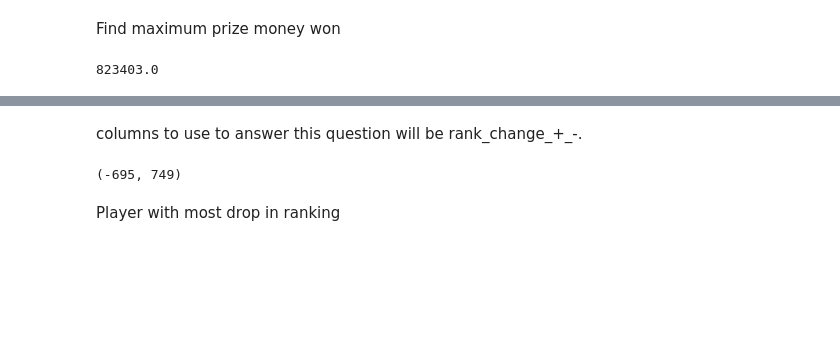
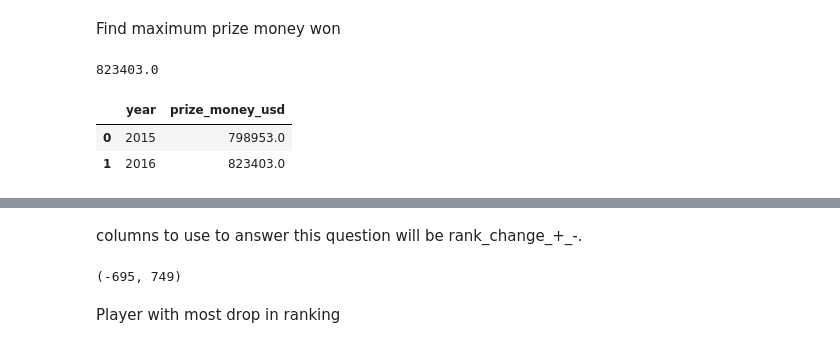
Before and after one commit to sdaphtardar/bwf-data, a Jupyter notebook: Data_Analysis_BWF-data.ipynb, the cells around one changed output, grey strips where cells are left out. Cells and saved outputs as stored; diff of their text form; code cells hidden in the pictures; blank space fills up the shorter version.

```diff
--- a/Data_Analysis_BWF-data.ipynb
+++ b/Data_Analysis_BWF-data.ipynb
@@ -775,2 +788,10 @@ max(df.prize_money_usd)
 # %% [output]
 823403.0
+# %%
+groupby_df_new=df_new.groupby(['year'], as_index=False).agg({'prize_money_usd':max})
+# %%
+groupby_df_new
+# %% [output]
+|  | year | prize_money_usd |
+| 0 | 2015 | 798953.0 |
+| 1 | 2016 | 823403.0 |
```
Also changed, not shown: parts of 25 cells of this notebook.
